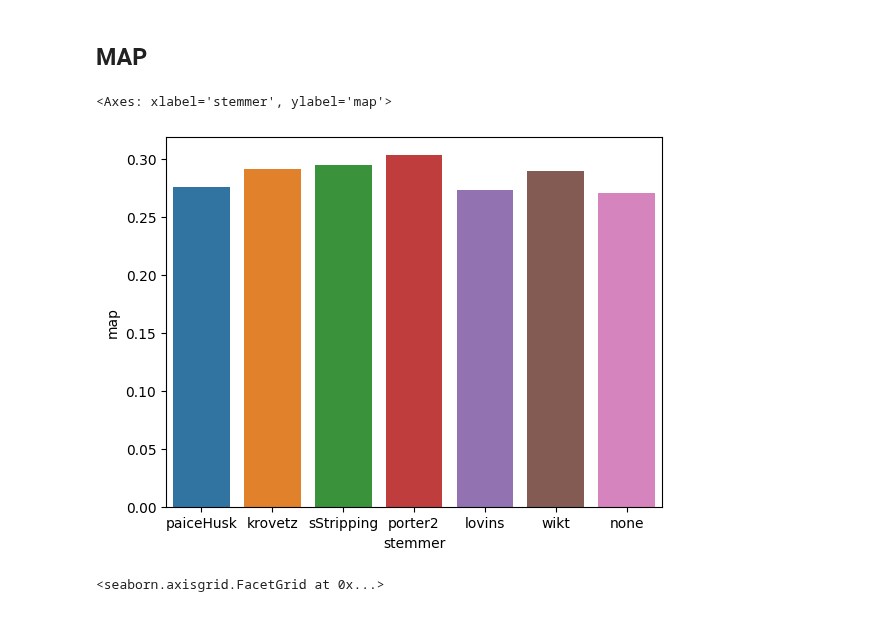
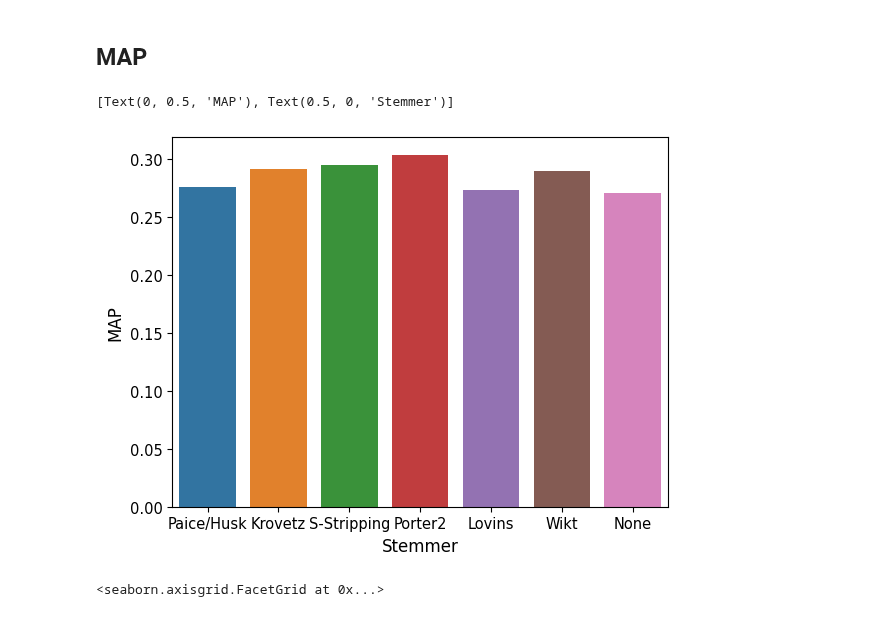
Before and after one commit to Axiomatic314/Stemming, a Jupyter notebook: GOV2/gov2.ipynb, the cells around one changed output. Drawn from its saved outputs; the diff is of its cells as text; code cells hidden in the pictures.

Commit message:
tidied up MAP graph

```diff
--- a/GOV2/gov2.ipynb
+++ b/GOV2/gov2.ipynb
@@ -7,11 +7,23 @@ import pandas as pd
 from scipy import stats
 import itertools
 
-data_dir = path.join("/home/katelyn/Documents/COSC490/Stemming/Data","gov2")
+data_dir = path.join("/home/harka424/Documents/COSC490/Stemming/Data","gov2")
 labels = ["paiceHusk", "krovetz", "sStripping", "porter2", "lovins", "wikt", "none"]
-
+labels_title = ["Paice/Husk", "Krovetz", "S-Stripping", "Porter2", "Lovins", "Wikt", "None"]
 MARKERS = ["o","^","s","*","d", "P", "X"]
 marker = itertools.cycle(MARKERS)
+# %%
+SMALL_SIZE = 10.5
+MEDIUM_SIZE = 12
+BIGGER_SIZE = 14
+
+plt.rc('font', size=SMALL_SIZE)          # controls default text sizes
+plt.rc('axes', titlesize=SMALL_SIZE)     # fontsize of the axes title
+plt.rc('axes', labelsize=MEDIUM_SIZE)    # fontsize of the x and y labels
+plt.rc('xtick', labelsize=SMALL_SIZE)    # fontsize of the tick labels
+plt.rc('ytick', labelsize=SMALL_SIZE)    # fontsize of the tick labels
+plt.rc('legend', fontsize=SMALL_SIZE)    # legend fontsize
+plt.rc('figure', titlesize=BIGGER_SIZE)  # fontsize of the figure title
 # %% [markdown]
 ## Preparing Data
 # %%
@@ -31,10 +43,12 @@ display(data_avg)
 # %% [markdown]
 ## MAP
 # %%
-sns.barplot(data=data_avg, x="stemmer", y="map", hue="stemmer")
+axes = sns.barplot(data=data_avg, x="stemmer", y="map", hue="stemmer")
+_ = axes.set_xticks(axes.get_xticks(),labels_title)
+axes.set(ylabel="MAP",xlabel="Stemmer")
 # %% [output]
-<Axes: xlabel='stemmer', ylabel='map'>
+[Text(0, 0.5, 'MAP'), Text(0.5, 0, 'Stemmer')]
-[figure, old version]
+[figure, new version]
 # %%
 sns.catplot(data=data, kind="bar", x="stemmer", y="map", hue="stemmer")
 # %% [output]
```
